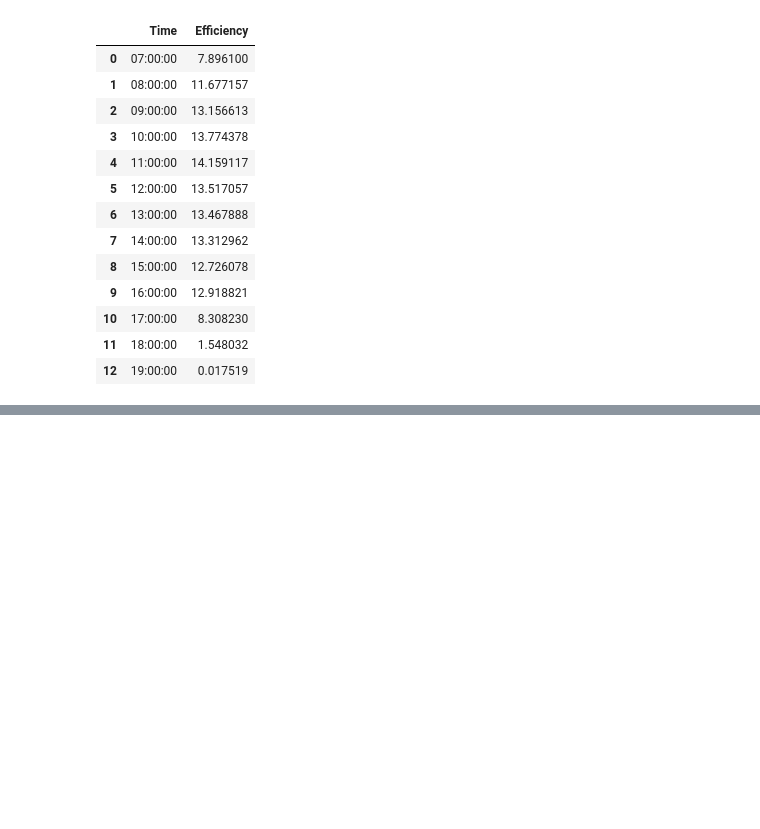
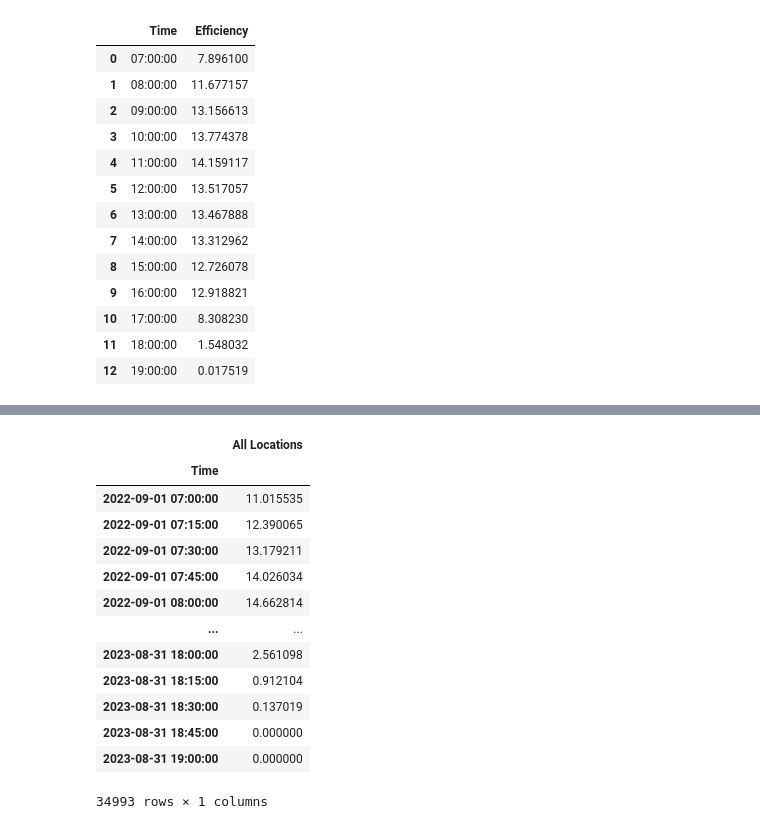
Before and after one commit to KangarooNick/FYP-Code, a Jupyter notebook: dataset_temporary version_0227/PV generation dataset/Efficiency with optimizer/Efficiency Analysis.ipynb, the cells around one changed output, grey strips where cells are left out. Saved outputs shown, nothing was run; the diff lists cells and outputs as text; code cells hidden in the pictures; blank space fills up the shorter version.

```diff
--- a/dataset_temporary version_0227/PV generation dataset/Efficiency with optimizer/Efficiency Analysis.ipynb
+++ b/dataset_temporary version_0227/PV generation dataset/Efficiency with optimizer/Efficiency Analysis.ipynb
@@ -245,0 +298,20 @@ plt.show()
+# %%
+location_mean_df
+#convert it to a dataframe
+location_mean_df = location_mean_df.to_frame()
+location_mean_df
+# %% [output]
+|  | All Locations |
+| Time |  |
+| 2022-09-01 07:00:00 | 11.015535 |
+| 2022-09-01 07:15:00 | 12.390065 |
+| 2022-09-01 07:30:00 | 13.179211 |
+| 2022-09-01 07:45:00 | 14.026034 |
+| 2022-09-01 08:00:00 | 14.662814 |
+| ... | ... |
+| 2023-08-31 18:00:00 | 2.561098 |
+| 2023-08-31 18:15:00 | 0.912104 |
+| 2023-08-31 18:30:00 | 0.137019 |
+| 2023-08-31 18:45:00 | 0.000000 |
+| 2023-08-31 19:00:00 | 0.000000 |
+34993 rows × 1 columns
```
Also changed, not shown: parts of 5 cells of this notebook, 17 other files.
